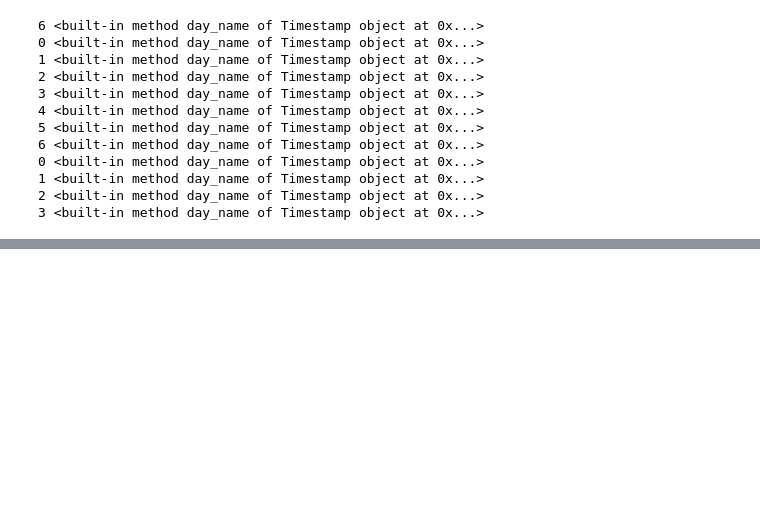
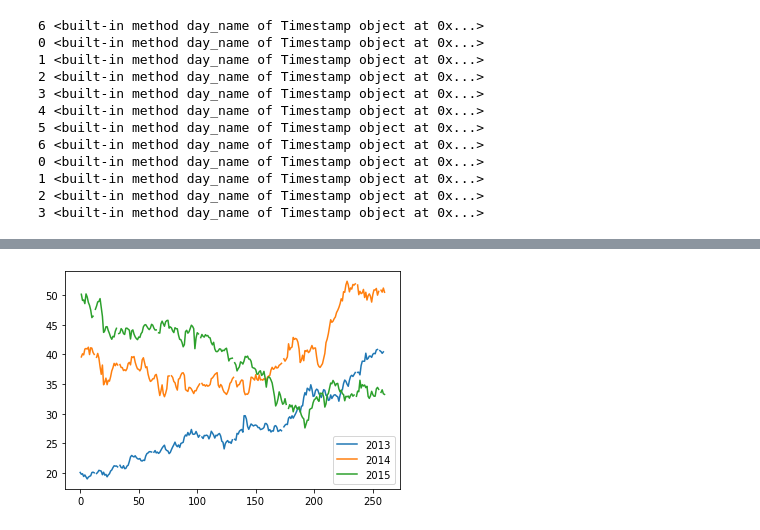
Before and after one commit to naikshubham/Forecasting-using-Python, a Jupyter notebook: Manipulating-Time-Series-Data/Manipulating Time Series.ipynb, the cells around one changed output, grey strips where cells are left out. Drawn from its saved outputs; the diff is of its cells as text; code cells hidden in the pictures; blank space fills up the shorter version.

```diff
--- a/Manipulating-Time-Series-Data/Manipulating Time Series.ipynb
+++ b/Manipulating-Time-Series-Data/Manipulating Time Series.ipynb
@@ -27,0 +70,5 @@ for day in seven_days:
+# %%
+yahoo = pd.read_csv('data/yahoo.csv')
+yahoo.date = pd.to_datetime(yahoo.date)
+yahoo.set_index('date', inplace=True)
+yahoo.head(3)
@@ -27,0 +81,16 @@ for day in seven_days:
+# %%
+# Create dataframe prices here
+prices = pd.DataFrame()
+
+# Select data for each year and concatenate with prices here
+for year in ['2013', '2014', '2015']:
+    price_per_year = yahoo.loc[year, ['price']].reset_index(drop=True)
+#     print(price_per_year)
+    price_per_year.rename(columns={'price': year}, inplace=True)
+    prices = pd.concat([prices, price_per_year], axis=1)
+
+# Plot prices
+prices.plot()
+plt.show()
+# %% [output]
+[figure, added]
```
Also changed, not shown: parts of 9 cells of this notebook.
